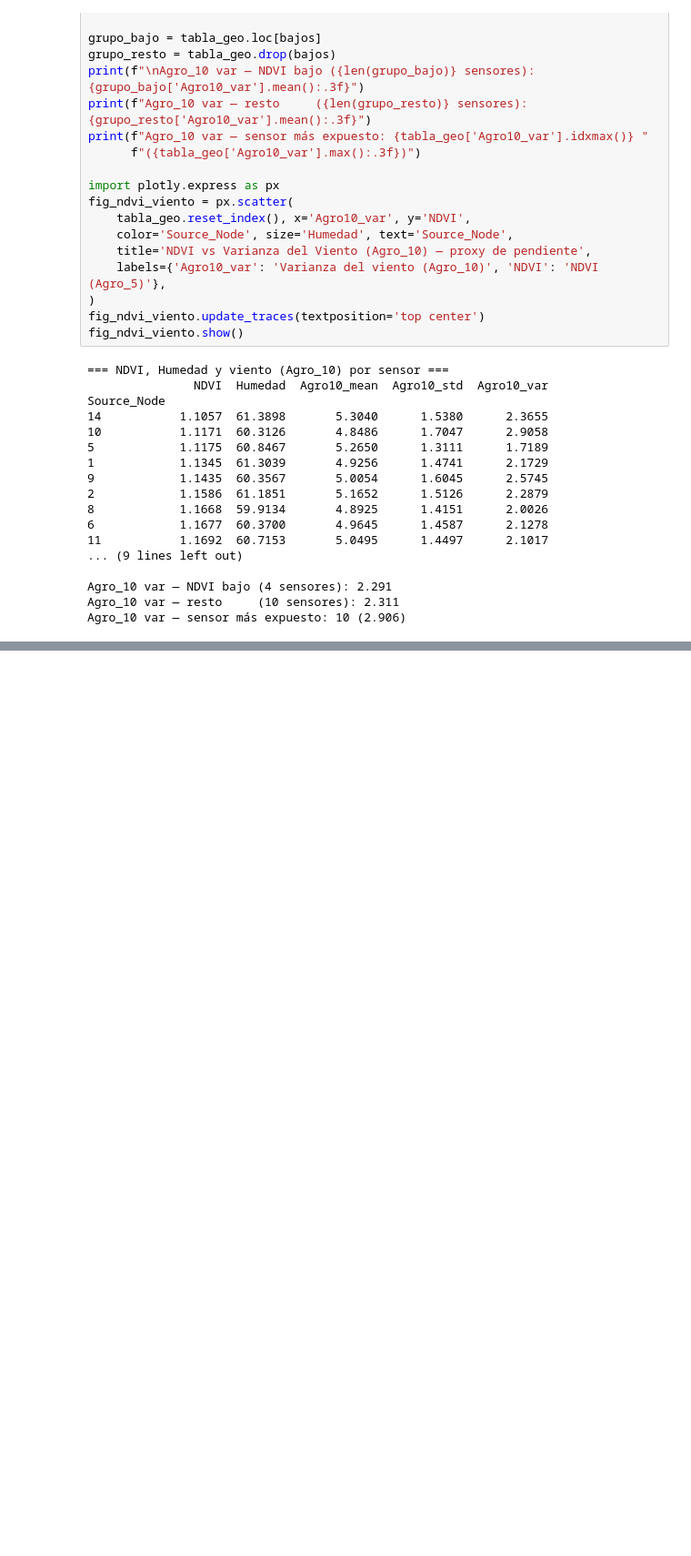
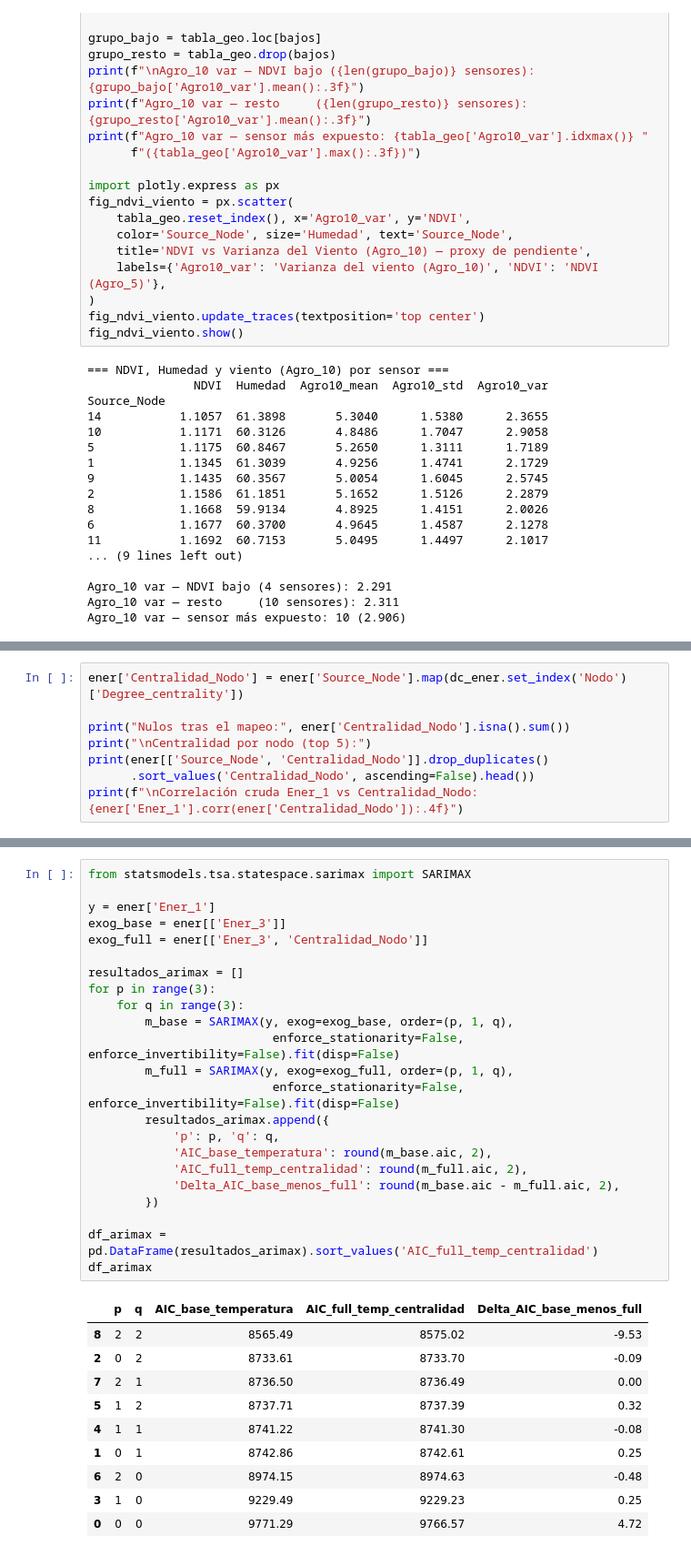
Before and after one commit to Dalolito/Challenge_03_Data_Science, a Jupyter notebook: notebooks/challenge03.ipynb, the cells around one changed output, grey strips where cells are left out. Shown at 91% size. Saved outputs shown, nothing was run; the diff lists cells and outputs as text; blank space fills up the shorter version.

```diff
--- a/notebooks/challenge03.ipynb
+++ b/notebooks/challenge03.ipynb
@@ -1599,0 +1639,8 @@ dos etapas en lugar de una inversión dispersa.
+# %%
+ener['Centralidad_Nodo'] = ener['Source_Node'].map(dc_ener.set_index('Nodo')['Degree_centrality'])
+
+print("Nulos tras el mapeo:", ener['Centralidad_Nodo'].isna().sum())
+print("\nCentralidad por nodo (top 5):")
+print(ener[['Source_Node', 'Centralidad_Nodo']].drop_duplicates()
+      .sort_values('Centralidad_Nodo', ascending=False).head())
+print(f"\nCorrelación cruda Ener_1 vs Centralidad_Nodo: {ener['Ener_1'].corr(ener['Centralidad_Nodo']):.4f}")
@@ -1599,0 +1679,34 @@ dos etapas en lugar de una inversión dispersa.
+# %%
+from statsmodels.tsa.statespace.sarimax import SARIMAX
+
+y = ener['Ener_1']
+exog_base = ener[['Ener_3']]
+exog_full = ener[['Ener_3', 'Centralidad_Nodo']]
+
+resultados_arimax = []
+for p in range(3):
+    for q in range(3):
+        m_base = SARIMAX(y, exog=exog_base, order=(p, 1, q),
+                          enforce_stationarity=False, enforce_invertibility=False).fit(disp=False)
+        m_full = SARIMAX(y, exog=exog_full, order=(p, 1, q),
+                          enforce_stationarity=False, enforce_invertibility=False).fit(disp=False)
+        resultados_arimax.append({
+            'p': p, 'q': q,
+            'AIC_base_temperatura': round(m_base.aic, 2),
+            'AIC_full_temp_centralidad': round(m_full.aic, 2),
+            'Delta_AIC_base_menos_full': round(m_base.aic - m_full.aic, 2),
+        })
+
+df_arimax = pd.DataFrame(resultados_arimax).sort_values('AIC_full_temp_centralidad')
+df_arimax
+# %% [output]
+|  | p | q | AIC_base_temperatura | AIC_full_temp_centralidad | Delta_AIC_base_menos_full |
+| 8 | 2 | 2 | 8565.49 | 8575.02 | -9.53 |
+| 2 | 0 | 2 | 8733.61 | 8733.70 | -0.09 |
+| 7 | 2 | 1 | 8736.50 | 8736.49 | 0.00 |
+| 5 | 1 | 2 | 8737.71 | 8737.39 | 0.32 |
+| 4 | 1 | 1 | 8741.22 | 8741.30 | -0.08 |
+| 1 | 0 | 1 | 8742.86 | 8742.61 | 0.25 |
+| 6 | 2 | 0 | 8974.15 | 8974.63 | -0.48 |
+| 3 | 1 | 0 | 9229.49 | 9229.23 | 0.25 |
+| 0 | 0 | 0 | 9771.29 | 9766.57 | 4.72 |
```
Also changed, not shown: parts of 74 cells of this notebook, 21 other files.
